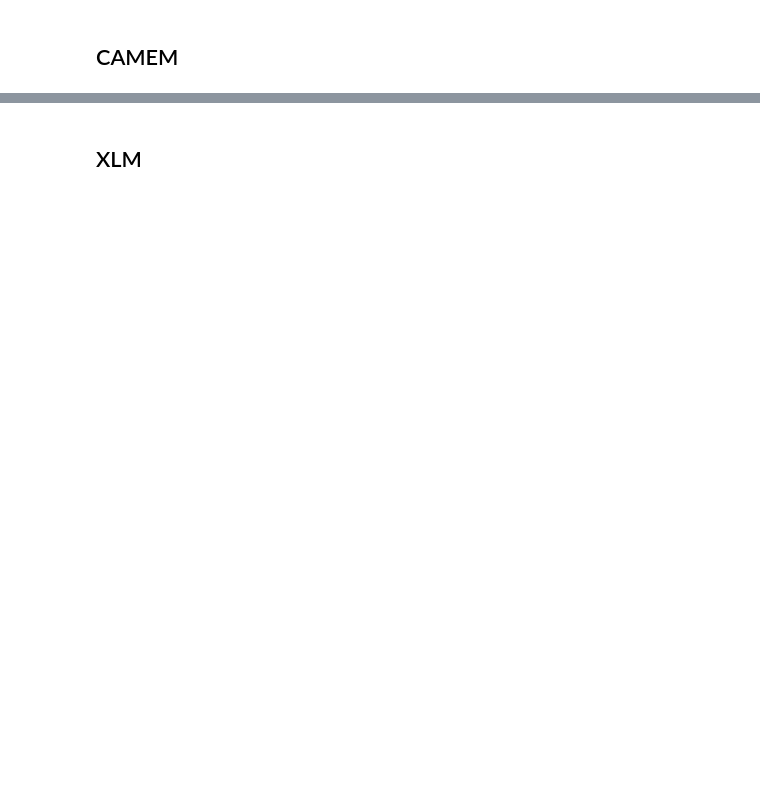
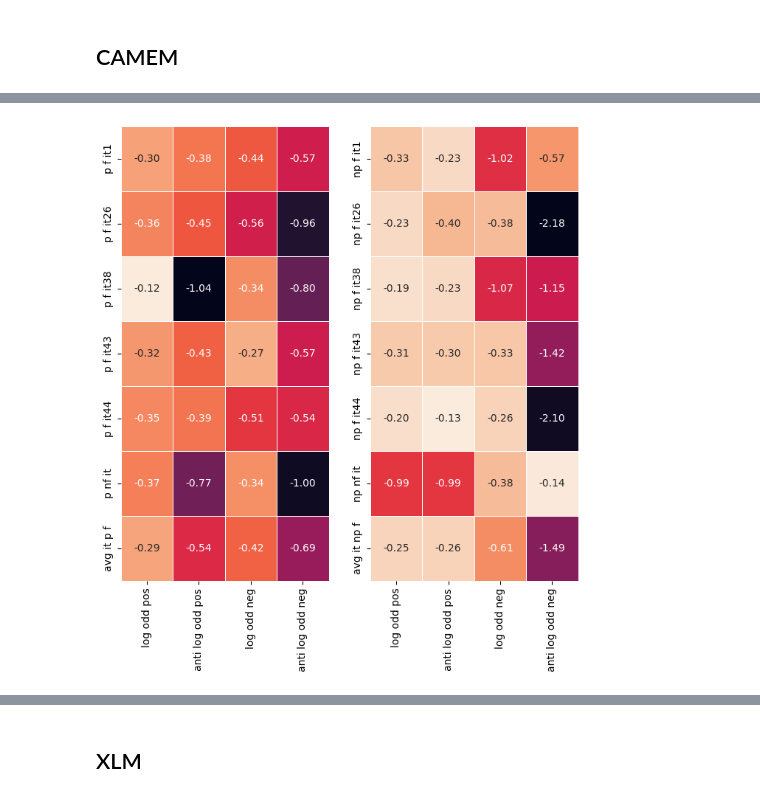
Before and after one commit to Andrew-Wyn/DIG, a Jupyter notebook: notebook/collect_metrics_sentipolc.ipynb, the cells around one changed output, grey strips where cells are left out. Cells and saved outputs as stored; diff of their text form; code cells hidden in the pictures; blank space fills up the shorter version.

```diff
--- a/notebook/collect_metrics_sentipolc.ipynb
+++ b/notebook/collect_metrics_sentipolc.ipynb
@@ -108,3 +118,11 @@ pd.DataFrame(camem_results).T
+# %%
+camem_res_p, camem_res_np = divide_p_np(camem_results)
+fig, (ax1, ax2) = plt.subplots(1, 2, figsize=(8,8))
+sns.heatmap(pd.DataFrame(camem_res_p).T, annot=True, fmt=".2f", linewidth=.5, cbar=False, ax=ax1)
+sns.heatmap(pd.DataFrame(camem_res_np).T, annot=True, fmt=".2f", linewidth=.5, cbar=False, ax=ax2)
+plt.show()
+# %% [output]
+[figure, added]
 # %%
 process_to_present(camem_results)
 # %% [output]
```
Also changed, not shown: parts of 8 cells of this notebook, 3 other files.
